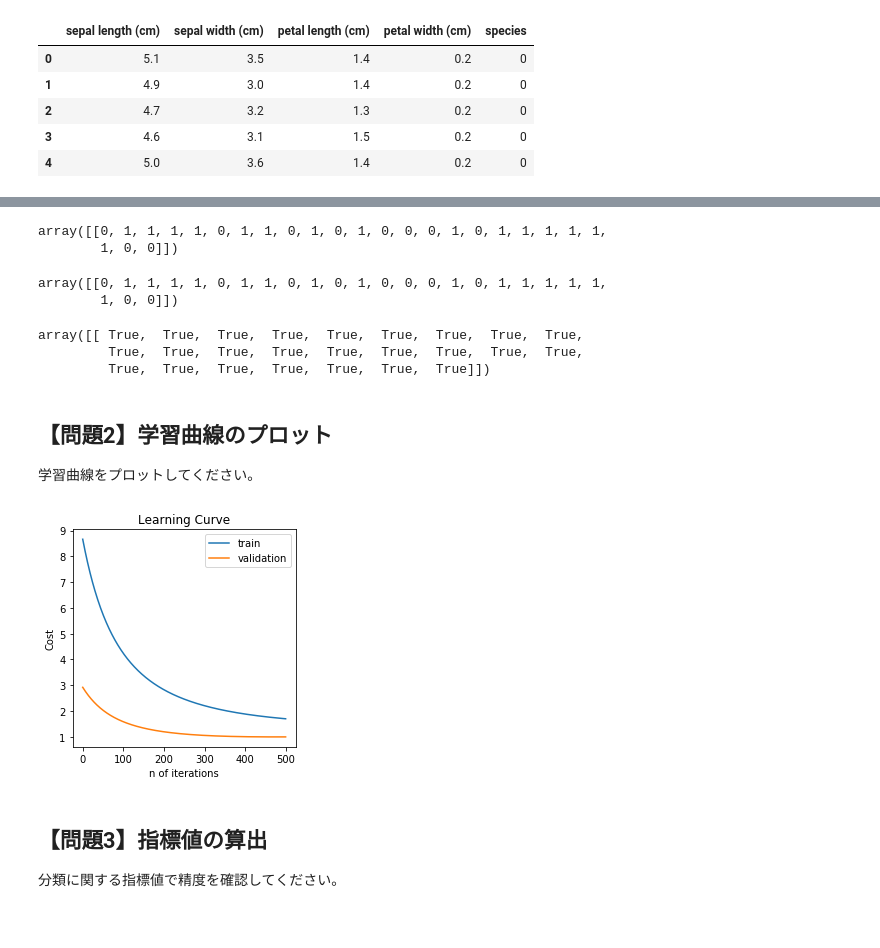
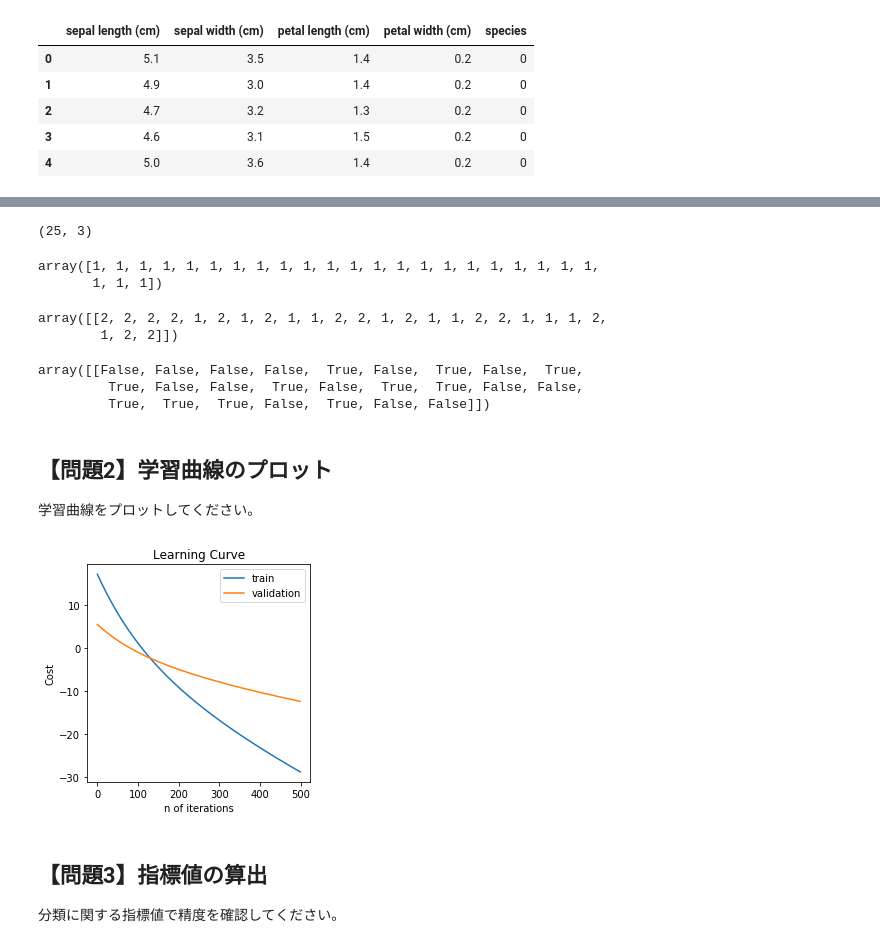
Before and after one commit to ohmorimori/diveintocode-ml, a Jupyter notebook: diveintocode-term1/sprint/sprint4/sprint4-ml-scratch-logistic-regression.ipynb, the cells around one changed output, grey strips where cells are left out. Saved outputs shown, nothing was run; the diff lists cells and outputs as text; code cells hidden in the pictures.

Commit message:
completed with plot decision region

```diff
--- a/diveintocode-term1/sprint/sprint4/sprint4-ml-scratch-logistic-regression.ipynb
+++ b/diveintocode-term1/sprint/sprint4/sprint4-ml-scratch-logistic-regression.ipynb
@@ -185,8 +185,6 @@ class ScratchLogisticRegression():
         正則化パラメータ lambda
     no_bias : bool
       バイアス項を入れない場合はTrue
-    verbose : bool
-      学習過程を出力する場合はTrue
 
     Attributes
     ----------
@@ -199,13 +197,12 @@ class ScratchLogisticRegression():
 
     """
 
-    def __init__(self, num_iter, lr, lmbd, bias=1, verbose=False):
+    def __init__(self, num_iter, lr, lmbd, bias=1):
         # ハイパーパラメータを属性として記録
         self.iter = num_iter
         self.lr = lr
         self.lmbd = lmbd
         self.bias = bias
-        self.verbose = verbose
         # 損失を記録する配列を用意
         self.loss = np.zeros(self.iter)
         self.val_loss = np.zeros(self.iter)
@@ -231,6 +228,8 @@ class ScratchLogisticRegression():
 
         # yのshapeを(n_samples, )から(n_samples, 1)にする
         y = y.reshape(-1,1)
+        #0, 1以外の２値で入力された場合への対応（例：a, bを0, 1に変換）
+
 
         #validation dataに対して同様の前処理
         if not ((X_val is None) or (y_val is None)):
@@ -263,10 +262,6 @@ class ScratchLogisticRegression():
             #errorを元にgradを計算してself.coef_を更新
             self._gradient_descent(X, error)
 
-        if self.verbose:
-            #verboseをTrueにした際は学習過程を出力
-            print(self.loss)
-            print(self.val_loss)
     def predict_proba(self, X_test):
         """
         線形回帰を使い推定する。
@@ -283,14 +278,14 @@ class ScratchLogisticRegression():
         """
         #XにX_0の列を追加（切片の項を追加）
         X_test = np.concatenate((np.full((len(X_test), 1), self.bias), X_test), axis=1)
-
+        print(X_test.shape)
         #a.dot(b)よりもnp.dot(a, b)の方が早い(np.dotはC言語、a.dotはPythonでの処理なので)
         prob = self._convert_sigmoid(np.dot(X_test, (self.coef_).T))
         return prob
 
     def predict(self, X_test):
-        pred = (self.predict_proba(X_test) >= 0.5) + 0
-        pred = pred.reshape(1, -1)
+        pred = (self.predict_proba(X_test) >= 0.5).astype(int) + 0
+        pred = pred[:, 0]
 
         return pred
 
@@ -399,6 +394,12 @@ class ScratchLogisticRegression():
         ax.set_xlabel('n of iterations')
         ax.set_ylabel('Cost')
         ax.legend()
+
+    #学習過程を表示
+    def return_process(self):
+        #学習曲線
+        self.plot_learning_curve()
+        return self.loss, self.val_loss
 # %% [markdown]
 # 1, 2を0, 1に変えるのも必要
 # %%
@@ -444,11 +445,16 @@ df.head()
 | 2 | 4.7 | 3.2 | 1.3 | 0.2 | 0 |
 | 3 | 4.6 | 3.1 | 1.5 | 0.2 | 0 |
 | 4 | 5.0 | 3.6 | 1.4 | 0.2 | 0 |
-# %%
-#extract only setosa and versicolor
-#drop virginica rows(label: 2)
-drop_row = df[df['species'] == 2].index
-df = df.drop(drop_row, axis=0)
+# %%
+#extract only sepal_length and petal_length
+
+#drop sepal width and petal width columns
+df = df.drop([dataset.feature_names[1], dataset.feature_names[3]], axis=1)
+
+#extract only versicolor and virginica
+#drop setosa rows(label: 0)
+setosa_row = df[df['species'] == 0].index
+df = df.drop(setosa_row, axis=0)
 # %%
 #dropできた
 df.tail()
@@ -474,7 +480,7 @@ X_train_z = scaler.transform(X_train)
 X_test_z = scaler.transform(X_test)
 # %%
 #スクラッチした線形回帰クラスのインスタンスを生成
-reg = ScratchLogisticRegression(num_iter=500, lr=0.01, lmbd = 1,  bias=1, verbose=True)
+reg = ScratchLogisticRegression(num_iter=500, lr=0.01, lmbd = 1,  bias=1)
 # %%
 #fit with train data
 reg.fit(X_train_z, y_train, X_test_z, y_test)
@@ -502,26 +490,27 @@ reg.fit(X_train_z, y_train, X_test_z, y_test)
 scrach_pred = reg.predict(X_test_z)
 scrach_pred
 # %% [output]
-array([[0, 1, 1, 1, 1, 0, 1, 1, 0, 1, 0, 1, 0, 0, 0, 1, 0, 1, 1, 1, 1, 1,
-        1, 0, 0]])
+(25, 3)
+array([1, 1, 1, 1, 1, 1, 1, 1, 1, 1, 1, 1, 1, 1, 1, 1, 1, 1, 1, 1, 1, 1,
+       1, 1, 1])
 # %%
 y_test.reshape(1, -1)
 # %% [output]
-array([[0, 1, 1, 1, 1, 0, 1, 1, 0, 1, 0, 1, 0, 0, 0, 1, 0, 1, 1, 1, 1, 1,
-        1, 0, 0]])
+array([[2, 2, 2, 2, 1, 2, 1, 2, 1, 1, 2, 2, 1, 2, 1, 1, 2, 2, 1, 1, 1, 2,
+        1, 2, 2]])
 # %%
 scrach_pred ==y_test.reshape(1, -1)
 # %% [output]
-array([[ True,  True,  True,  True,  True,  True,  True,  True,  True,
-         True,  True,  True,  True,  True,  True,  True,  True,  True,
-         True,  True,  True,  True,  True,  True,  True]])
+array([[False, False, False, False,  True, False,  True, False,  True,
+         True, False, False,  True, False,  True,  True, False, False,
+         True,  True,  True, False,  True, False, False]])
 # %% [markdown]
 ## 【問題2】学習曲線のプロット
 学習曲線をプロットしてください。
 # %%
-reg.plot_learning_curve()
+reg.return_process();
 # %% [output]
-[figure, old version]
+[figure, new version]
 # %% [markdown]
 ## 【問題3】指標値の算出
 分類に関する指標値で精度を確認してください。
```
Also changed, not shown: parts of 7 cells of this notebook.
